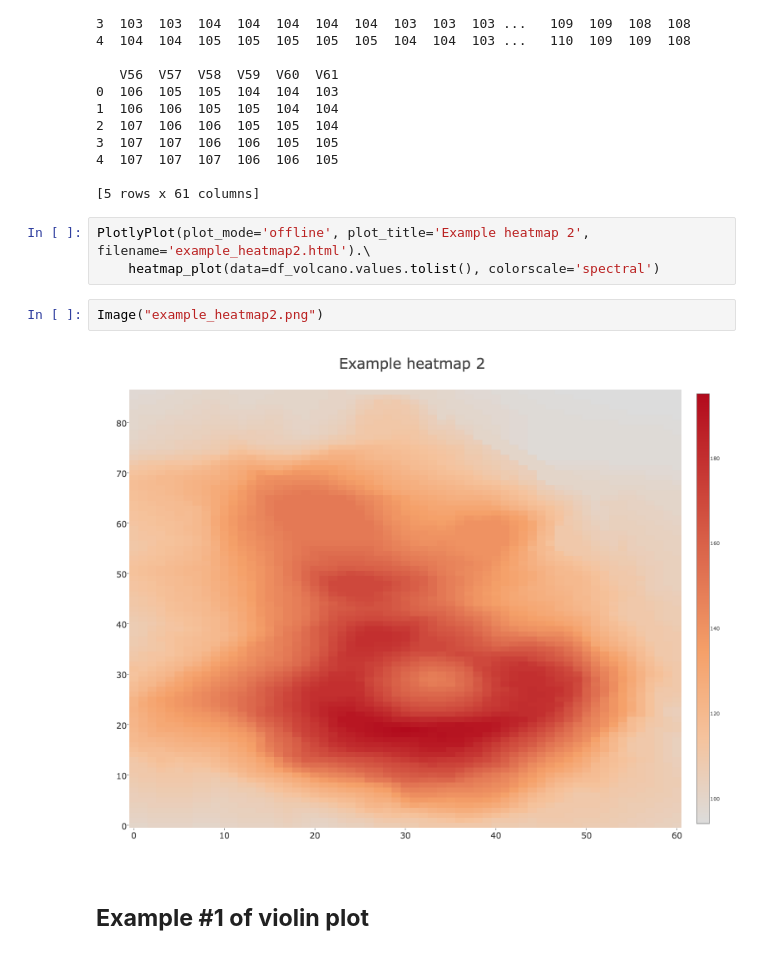
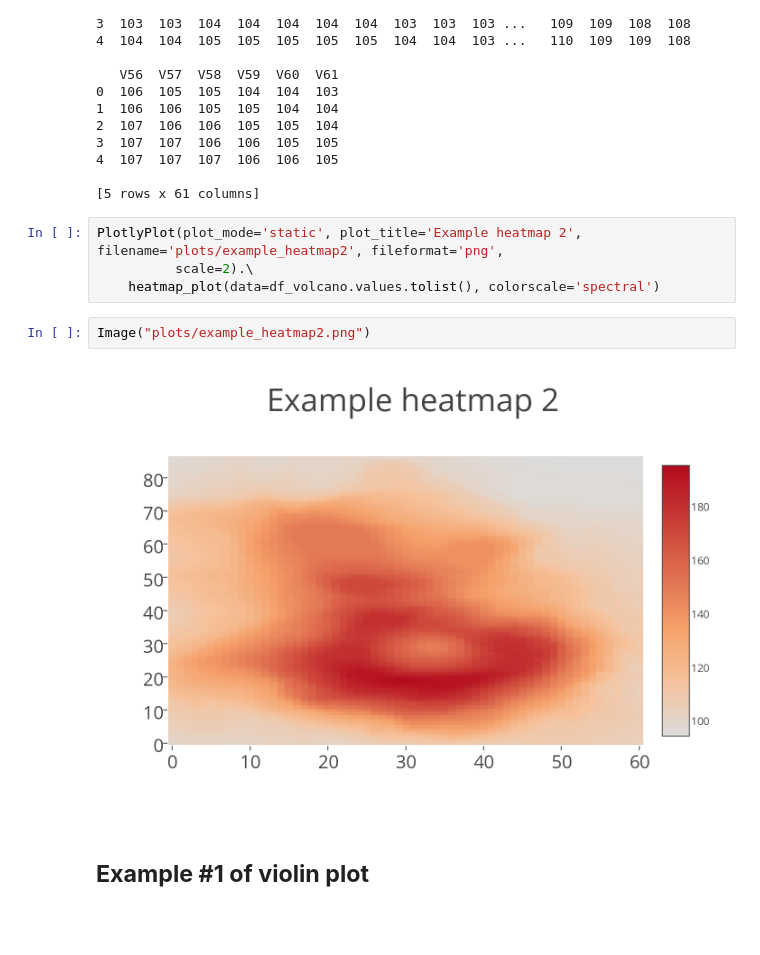
Before and after one commit to hackingmaterials/matminer, a Jupyter notebook: plotly/examples/plotly_examples.ipynb, the cells around one changed output. Saved outputs shown, nothing was run; the diff lists cells and outputs as text; blank space fills up the shorter version.

```diff
--- a/plotly/examples/plotly_examples.ipynb
+++ b/plotly/examples/plotly_examples.ipynb
@@ -60,12 +61,13 @@ print df_volcano.head(5)
 
 [5 rows x 61 columns]
 # %%
-PlotlyPlot(plot_mode='offline', plot_title='Example heatmap 2', filename='example_heatmap2.html').\
+PlotlyPlot(plot_mode='static', plot_title='Example heatmap 2', filename='plots/example_heatmap2', fileformat='png',
+          scale=2).\
     heatmap_plot(data=df_volcano.values.tolist(), colorscale='spectral')
 # %%
-Image("example_heatmap2.png")
+Image("plots/example_heatmap2.png")
 # %% [output]
-[figure, old version]
+[figure, new version]
 # %% [markdown]
 ## <b> Example #1 of violin plot </b>
 # %%
```
Also changed, not shown: parts of 14 cells of this notebook, 21 other files.
